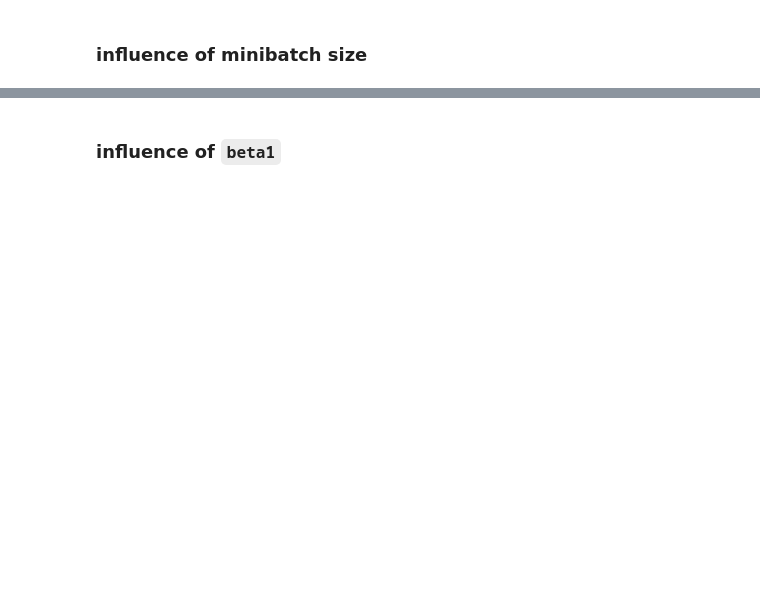
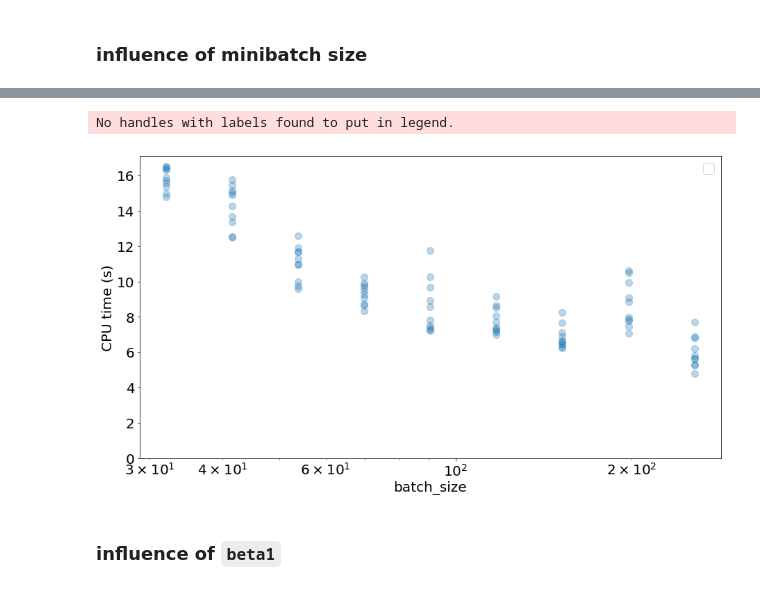
Before and after one commit to jennafradin/MSc-Internship, a Jupyter notebook: Notebooks/W13/10_theory-fitting_psychometric.ipynb, the cells around one changed output, grey strips where cells are left out. Saved outputs shown, nothing was run; the diff lists cells and outputs as text; code cells hidden in the pictures; blank space fills up the shorter version.

```diff
--- a/Notebooks/W13/10_theory-fitting_psychometric.ipynb
+++ b/Notebooks/W13/10_theory-fitting_psychometric.ipynb
@@ -117,20 +126,14 @@ def psychometric_function(theta, p0=p0, theta0=theta0, wt=wt):
 # %% [markdown]
 such that we can draw the data according to:
 # %%
-def get_data(
-            N = N,
-            p0 = p0,
-            theta0 = theta0,
-            wt = wt,
-            theta_std = theta_std,
-            seed=seed):
+def get_data(N=N, p0=p0, theta0=theta0, wt=wt, theta_std=theta_std, seed=seed):
     np.random.seed(seed)
     # theta = np.random.randn(N)*theta_std
-    theta = (2*np.random.rand(N)-1)*theta_std
+    theta = (2 * np.random.rand(N) - 1) * theta_std
 
     p = psychometric_function(theta, p0, theta0, wt)
 
-    y = np.random.rand(N) < p #generate data
+    y = np.random.rand(N) < p  # generate data
     return theta, p, y
 # %%
 %%timeit
@@ -369,19 +446,23 @@ batch_sizes_, losses, loss_Ps = [], [], []
 timings = []
 for batch_size_ in batch_sizes:
     for i_CV in range(N_cv):
-        theta, p, y = get_data(seed=seed+i_CV)
+        theta, p, y = get_data(seed=seed + i_CV)
         tic = time.time()
-        logistic_model, loss = fit_data(theta, y, batch_size=int(batch_size_), verbose=False)
+        logistic_model, loss = fit_data(
+            theta, y, batch_size=int(batch_size_), verbose=False
+        )
         toc = time.time()
 
-        if N_test>0:
-            theta, p, y = get_data(N=N_test, seed=seed+i_CV+N_test)
+        if N_test > 0:
+            theta, p, y = get_data(N=N_test, seed=seed + i_CV + N_test)
             loss = loss_torch(logistic_model, theta, p, y)
         loss_P = loss_true(theta, p, y)
 
-        if i_CV==0:
-            print(f"batch_size: {int(batch_size_)}, Loss: {loss:.5f}, loss_P: {loss_P:.5f}, loss_SKL: {loss_SKL:.5f}, CPU time: {toc-tic:.1f}")
+        if i_CV == 0:
+            print(
+                f"batch_size: {int(batch_size_)}, Loss: {loss:.5f}, loss_P: {loss_P:.5f}, loss_SKL: {loss_SKL:.5f}, CPU time: {toc-tic:.1f}"
+            )
         batch_sizes_.append(batch_size_)
-        loss_Ps.append(loss_P/loss_P)
-        losses.append(loss/loss_P)
-        timings.append(toc-tic)
+        loss_Ps.append(loss_P / loss_P)
+        losses.append(loss / loss_P)
+        timings.append(toc - tic)
@@ -397,10 +490,14 @@ ax.legend(loc='best');
 # %%
-fig, ax = plt.subplots(figsize = (15, 8))
+fig, ax = plt.subplots(figsize=(15, 8))
 ax.plot(batch_sizes_, timings, **opts)
-ax.set_xlabel('batch_size')
-ax.set_ylabel('CPU time')
-ax.set_xscale('log')
-ax.legend(loc='best');
+ax.set_xlabel("batch_size")
+ax.set_ylabel("CPU time (s)")
+ax.set_ylim(0)
+ax.set_xscale("log")
+ax.legend(loc="best");
+# %% [output]
+No handles with labels found to put in legend.
+[figure, added]
 # %% [markdown]
 ### influence of `beta1`
 # %%
```
Also changed, not shown: parts of 52 cells of this notebook.
